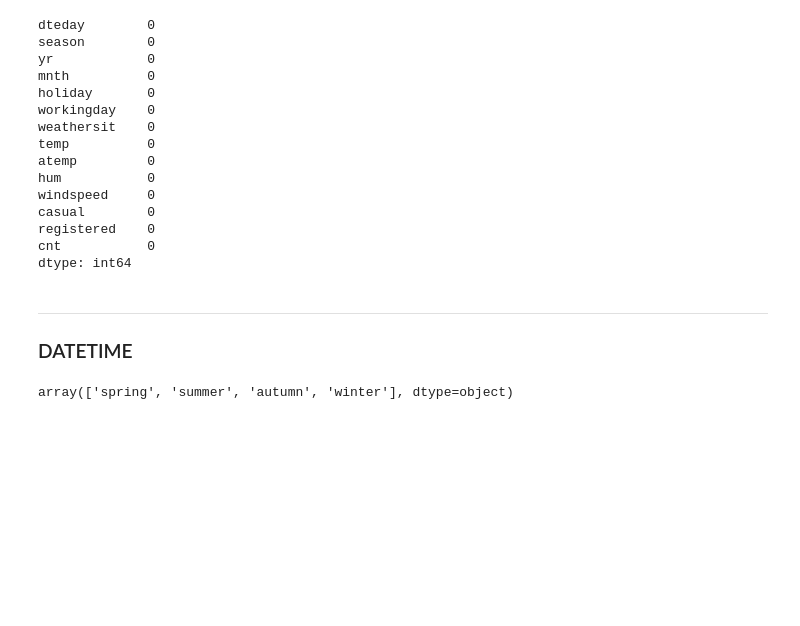
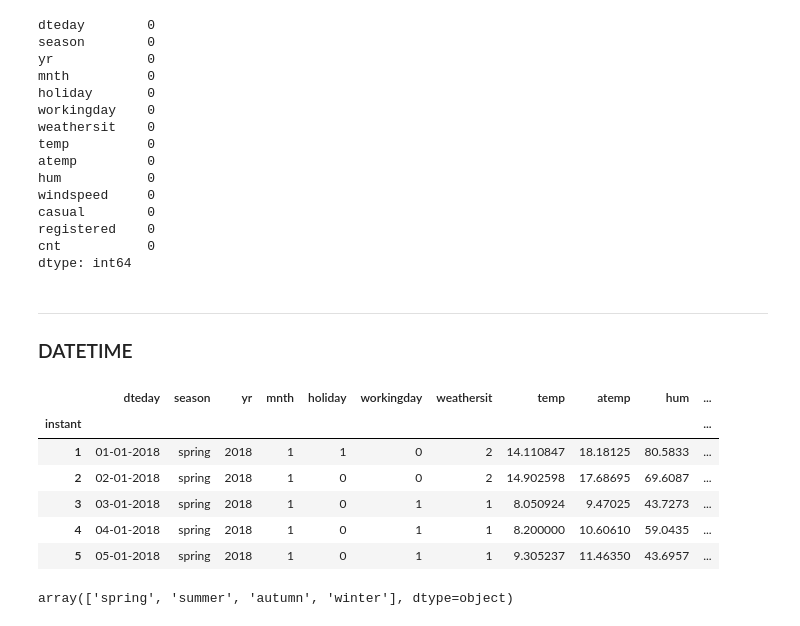
Before and after one commit to Adalab/DA-project-da-promo-c-modulo-3-team-6, a Jupyter notebook: sprint1/sprint1-EDA-Limpieza.ipynb, the cells around one changed output. Cells and saved outputs as stored; diff of their text form; code cells hidden in the pictures; blank space fills up the shorter version.

```diff
--- a/sprint1/sprint1-EDA-Limpieza.ipynb
+++ b/sprint1/sprint1-EDA-Limpieza.ipynb
@@ -149,3 +151,13 @@ dtype: int64
+# %%
+df.head()
+# %% [output]
+|  | dteday | season | yr | mnth | holiday | workingday | weathersit | temp | atemp | hum | ... |
+| instant |  |  |  |  |  |  |  |  |  |  | ... |
+| 1 | 01-01-2018 | spring | 2018 | 1 | 1 | 0 | 2 | 14.110847 | 18.18125 | 80.5833 | ... |
+| 2 | 02-01-2018 | spring | 2018 | 1 | 0 | 0 | 2 | 14.902598 | 17.68695 | 69.6087 | ... |
+| 3 | 03-01-2018 | spring | 2018 | 1 | 0 | 1 | 1 | 8.050924 | 9.47025 | 43.7273 | ... |
+| 4 | 04-01-2018 | spring | 2018 | 1 | 0 | 1 | 1 | 8.200000 | 10.60610 | 59.0435 | ... |
+| 5 | 05-01-2018 | spring | 2018 | 1 | 0 | 1 | 1 | 9.305237 | 11.46350 | 43.6957 | ... |
 # %%
  # Cambiamos la columna dteday a datetime
 df.dteday = pd.to_datetime(df.dteday)
```
Also changed, not shown: parts of 14 cells of this notebook, 4 other files.
